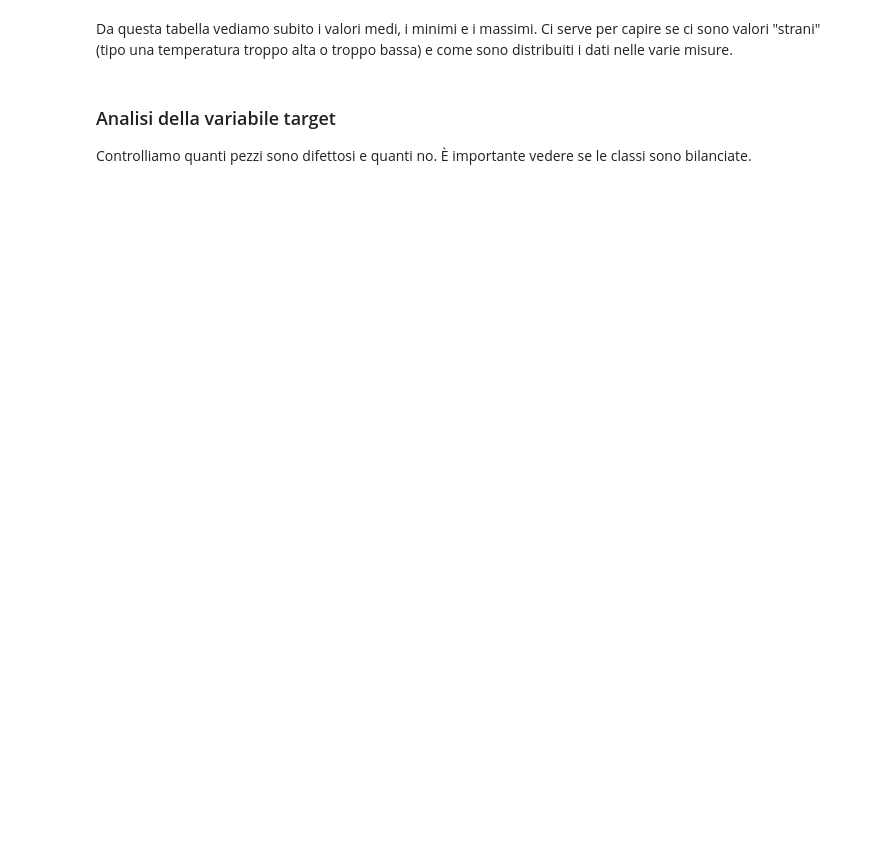
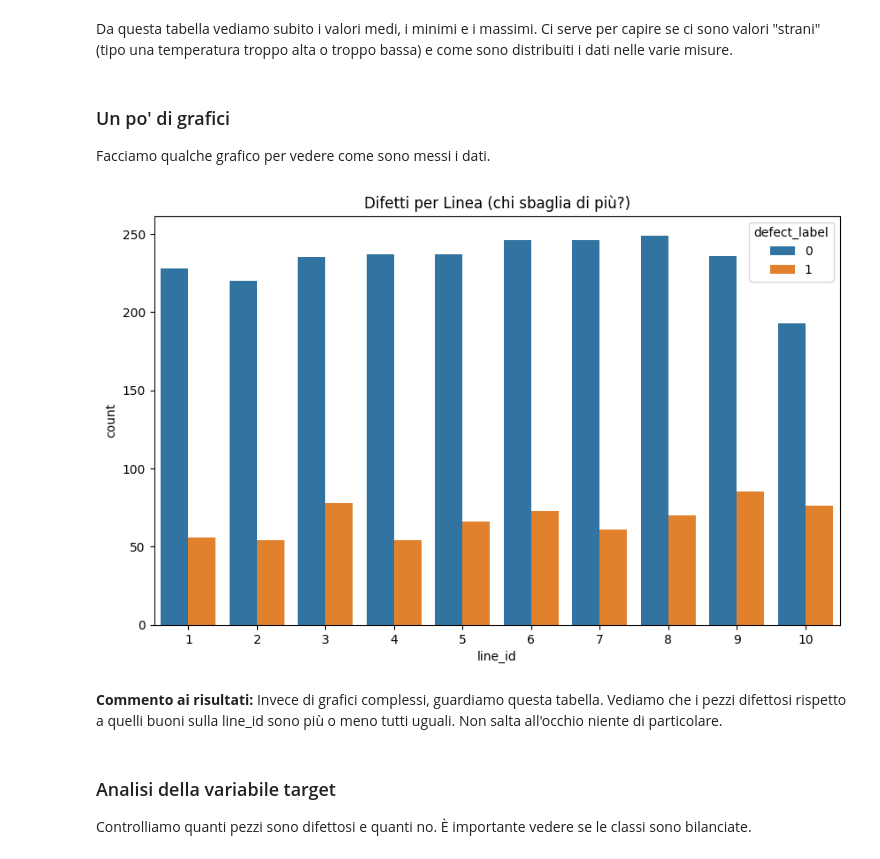
Before and after one commit to D3Br4nd/Formazione-AI, a Jupyter notebook: esercitazione-ml/soluzione.ipynb, the cells around one changed output. Drawn from its saved outputs; the diff is of its cells as text; code cells hidden in the pictures; blank space fills up the shorter version.

```diff
--- a/esercitazione-ml/soluzione.ipynb
+++ b/esercitazione-ml/soluzione.ipynb
@@ -38,5 +75,22 @@ df.describe()
 # %% [markdown]
 Da questa tabella vediamo subito i valori medi, i minimi e i massimi. Ci serve per capire se ci sono valori "strani" (tipo una temperatura troppo alta o troppo bassa) e come sono distribuiti i dati nelle varie misure.
+# %% [markdown]
+### Un po' di grafici
+Facciamo qualche grafico per vedere come sono messi i dati.
+# %%
+# Uso un countplot per contare quanti pezzi buoni (0) e difettosi (1) ci sono per ogni linea.
+# x='line_id': metto le linee sull'asse orizzontale.
+# hue='defect_label': coloro le barre in base al difetto (blu=buono, arancione=difetto).
+plt.figure(figsize=(10,6))
+sns.countplot(x='line_id', hue='defect_label', data=df)
+plt.title('Difetti per Linea (chi sbaglia di più?)')
+plt.show()
+# %% [output]
+[figure, added]
+# %% [markdown]
+**Commento ai risultati:**
+Invece di grafici complessi, guardiamo questa tabella.
+Vediamo che i pezzi difettosi rispetto a quelli buoni sulla line_id sono più o meno tutti uguali. Non salta all'occhio niente di particolare.
 # %% [markdown]
 ### Analisi della variabile target
 Controlliamo quanti pezzi sono difettosi e quanti no. È importante vedere se le classi sono bilanciate.
```
Also changed, not shown: parts of 33 cells of this notebook.
